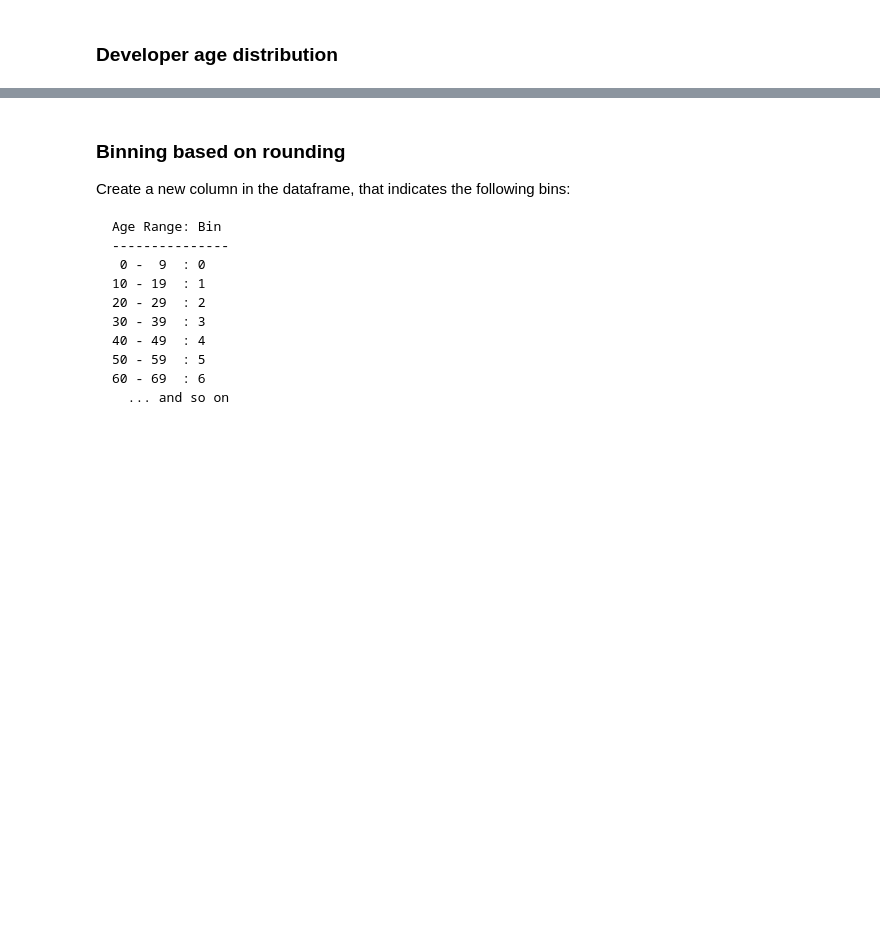
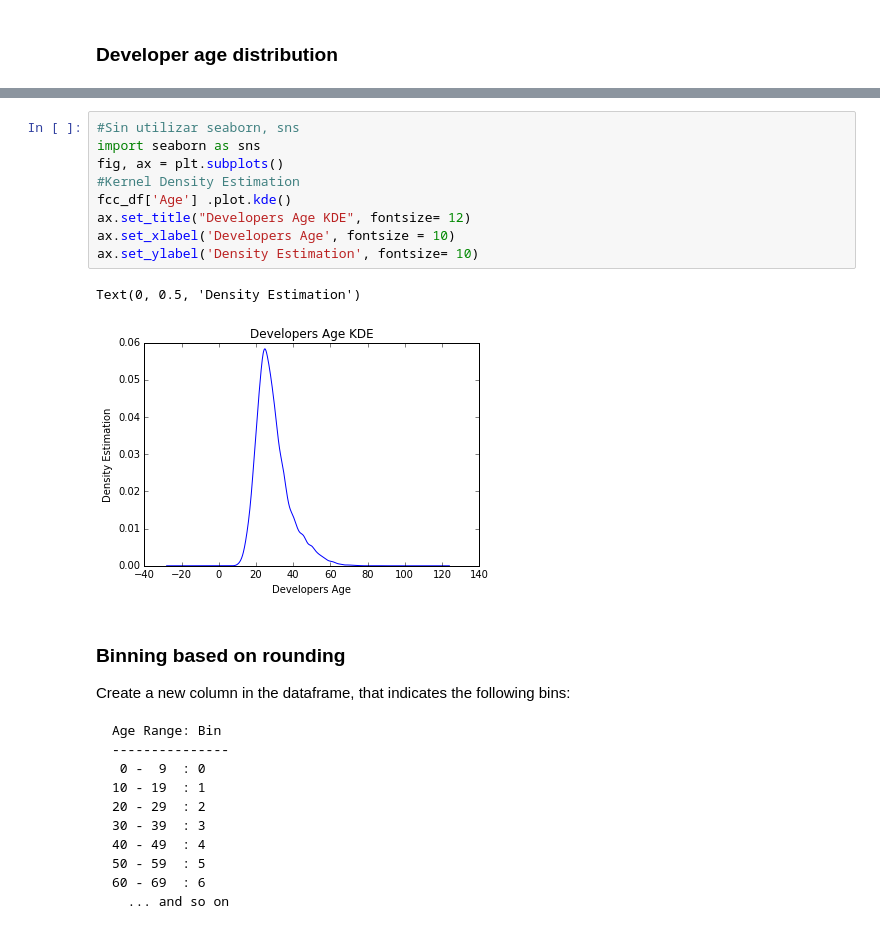
Before and after one commit to PilarDenia/activity_bootcamp_jun2020, a Jupyter notebook: 1_Data_Analysis/semana_11/día_2/2_Ejercicios_Feature_Engineering_NumericData - clase.ipynb, the cells around one changed output, grey strips where cells are left out. Cells and saved outputs as stored; diff of their text form; blank space fills up the shorter version.

```diff
--- a/1_Data_Analysis/semana_11/día_2/2_Ejercicios_Feature_Engineering_NumericData - clase.ipynb
+++ b/1_Data_Analysis/semana_11/día_2/2_Ejercicios_Feature_Engineering_NumericData - clase.ipynb
@@ -251,3 +318,15 @@ Create an histogram with the Age of the developers
+# %%
+#Sin utilizar seaborn, sns
+import seaborn as sns
+fig, ax = plt.subplots()
+#Kernel Density Estimation
+fcc_df['Age'] .plot.kde()
+ax.set_title("Developers Age KDE", fontsize= 12)
+ax.set_xlabel('Developers Age', fontsize = 10)
+ax.set_ylabel('Density Estimation', fontsize= 10)
+# %% [output]
+Text(0, 0.5, 'Density Estimation')
+[figure, added]
 # %% [markdown]
 ### Binning based on rounding
 
```
Also changed, not shown: parts of 22 cells of this notebook, 6 other files.
